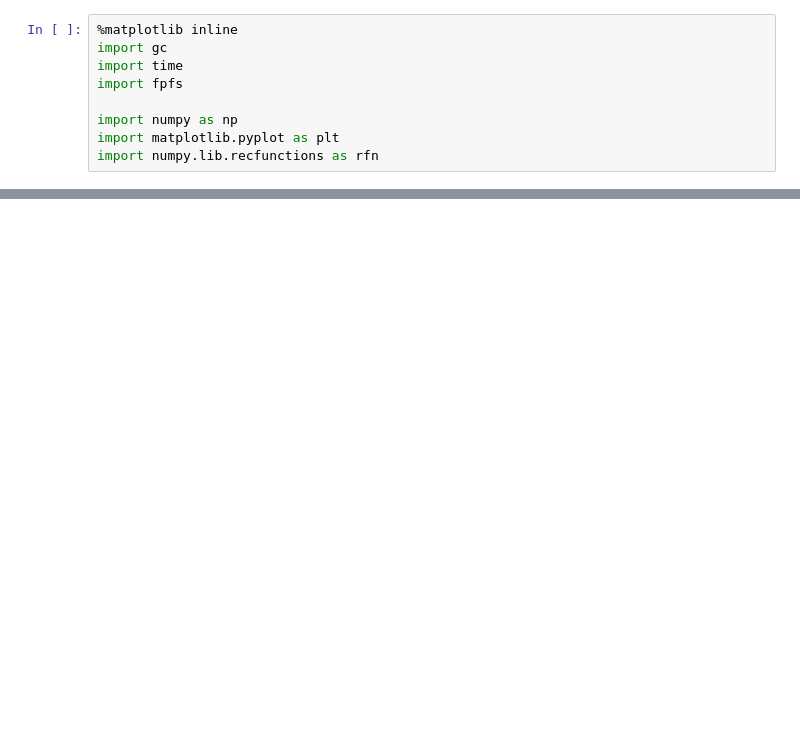
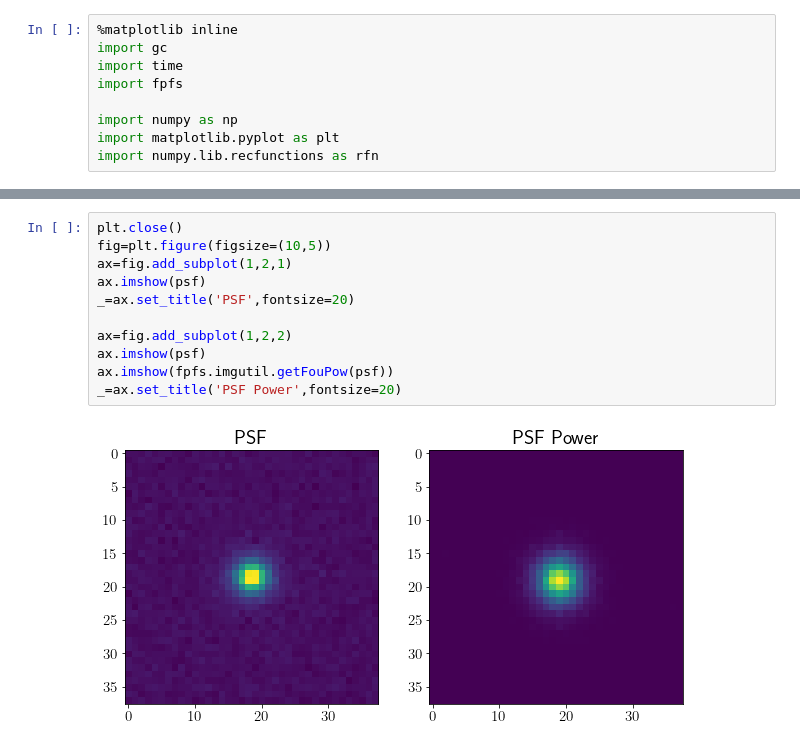
Before and after one commit to mr-superonion/FPFS, a Jupyter notebook: notebook/demos/demo2.ipynb, the cells around one changed output, grey strips where cells are left out. Cells and saved outputs as stored; diff of their text form; blank space fills up the shorter version.

```diff
--- a/notebook/demos/demo2.ipynb
+++ b/notebook/demos/demo2.ipynb
@@ -10,2 +30,15 @@ import numpy.lib.recfunctions as rfn
+# %%
+plt.close()
+fig=plt.figure(figsize=(10,5))
+ax=fig.add_subplot(1,2,1)
+ax.imshow(psf)
+_=ax.set_title('PSF',fontsize=20)
+
+ax=fig.add_subplot(1,2,2)
+ax.imshow(psf)
+ax.imshow(fpfs.imgutil.getFouPow(psf))
+_=ax.set_title('PSF Power',fontsize=20)
+# %% [output]
+[figure, added]
 # %% [markdown]
 # shear estimation
```
Also changed, not shown: parts of 7 cells of this notebook, 6 other files.
